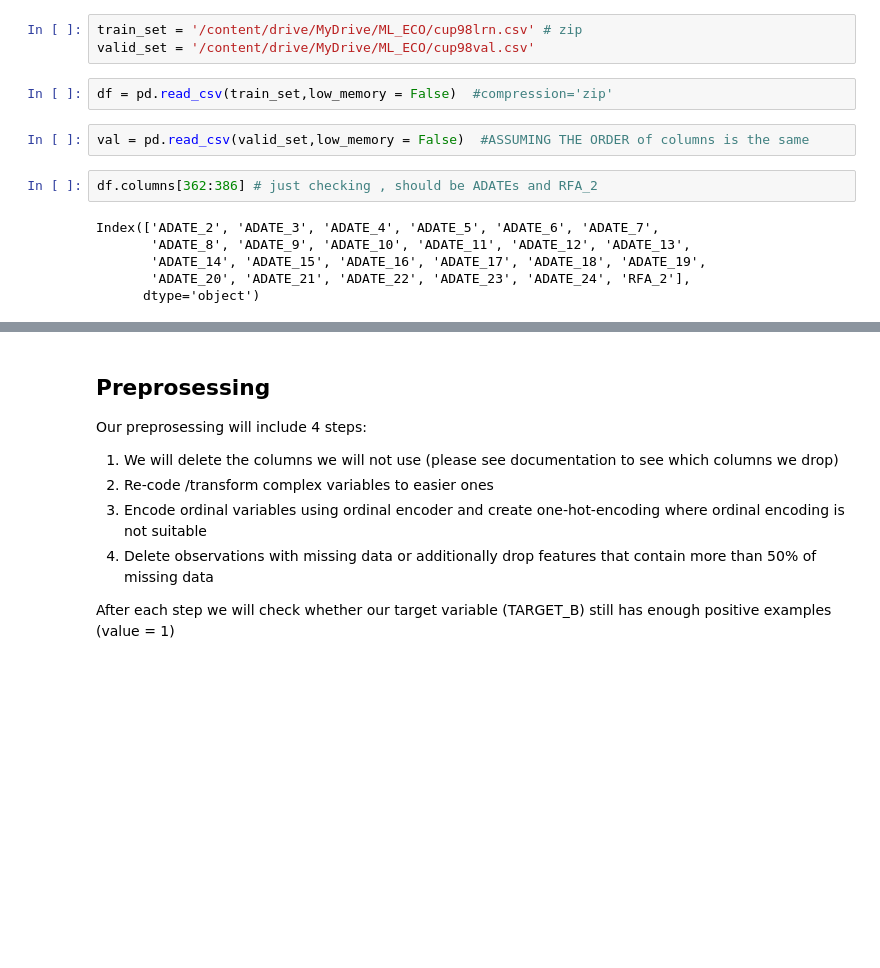
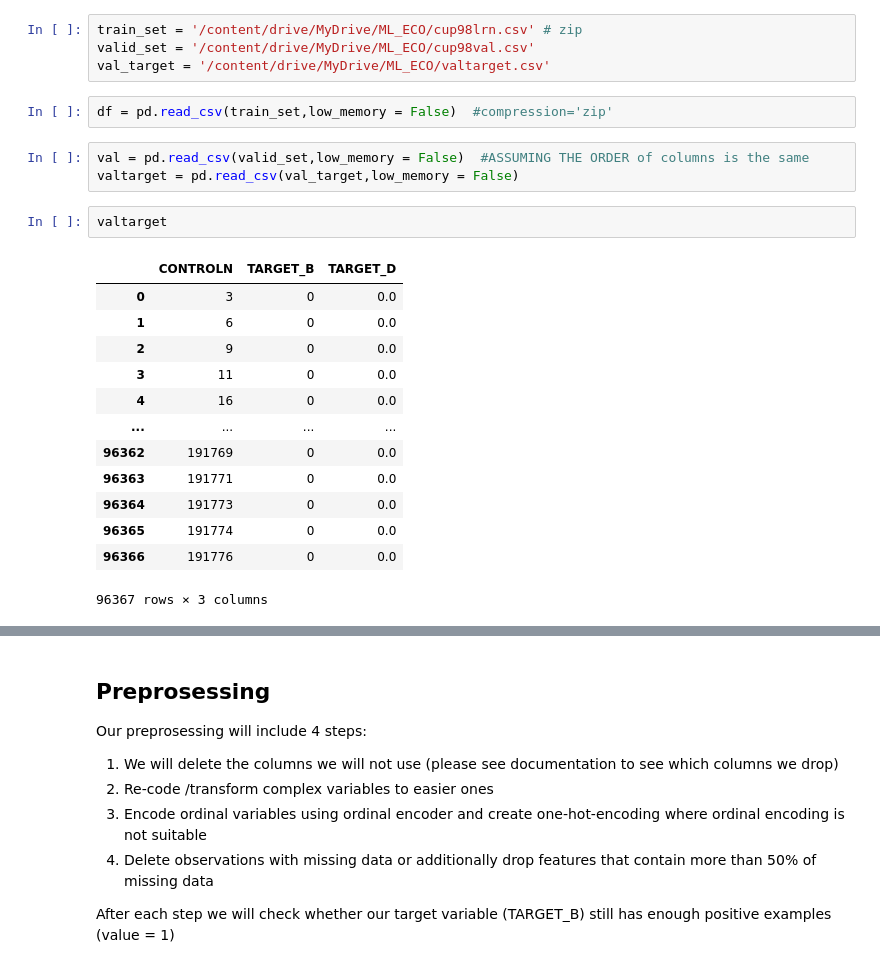
Before and after one commit to AnnetVasileva/machineLearning, a Jupyter notebook: Practical 2/KDDCUp98.ipynb, the cells around one changed output, grey strips where cells are left out. Drawn from its saved outputs; the diff is of its cells as text; blank space fills up the shorter version.

```diff
--- a/Practical 2/KDDCUp98.ipynb
+++ b/Practical 2/KDDCUp98.ipynb
@@ -9,15 +9,25 @@ Drive already mounted at /content/drive; to attempt to forcibly remount, call dr
 # %%
 train_set = '/content/drive/MyDrive/ML_ECO/cup98lrn.csv' # zip
 valid_set = '/content/drive/MyDrive/ML_ECO/cup98val.csv'
+val_target = '/content/drive/MyDrive/ML_ECO/valtarget.csv'
 # %%
 df = pd.read_csv(train_set,low_memory = False)  #compression='zip'
 # %%
 val = pd.read_csv(valid_set,low_memory = False)  #ASSUMING THE ORDER of columns is the same
+valtarget = pd.read_csv(val_target,low_memory = False)
-# %%
-df.columns[362:386] # just checking , should be ADATEs and RFA_2
-# %% [output]
-Index(['ADATE_2', 'ADATE_3', 'ADATE_4', 'ADATE_5', 'ADATE_6', 'ADATE_7',
-       'ADATE_8', 'ADATE_9', 'ADATE_10', 'ADATE_11', 'ADATE_12', 'ADATE_13',
-       'ADATE_14', 'ADATE_15', 'ADATE_16', 'ADATE_17', 'ADATE_18', 'ADATE_19',
-       'ADATE_20', 'ADATE_21', 'ADATE_22', 'ADATE_23', 'ADATE_24', 'RFA_2'],
-      dtype='object')
+# %%
+valtarget
+# %% [output]
+|  | CONTROLN | TARGET_B | TARGET_D |
+| 0 | 3 | 0 | 0.0 |
+| 1 | 6 | 0 | 0.0 |
+| 2 | 9 | 0 | 0.0 |
+| 3 | 11 | 0 | 0.0 |
+| 4 | 16 | 0 | 0.0 |
+| ... | ... | ... | ... |
+| 96362 | 191769 | 0 | 0.0 |
+| 96363 | 191771 | 0 | 0.0 |
+| 96364 | 191773 | 0 | 0.0 |
+| 96365 | 191774 | 0 | 0.0 |
+| 96366 | 191776 | 0 | 0.0 |
+96367 rows × 3 columns
```
Also changed, not shown: parts of 29 cells of this notebook.
